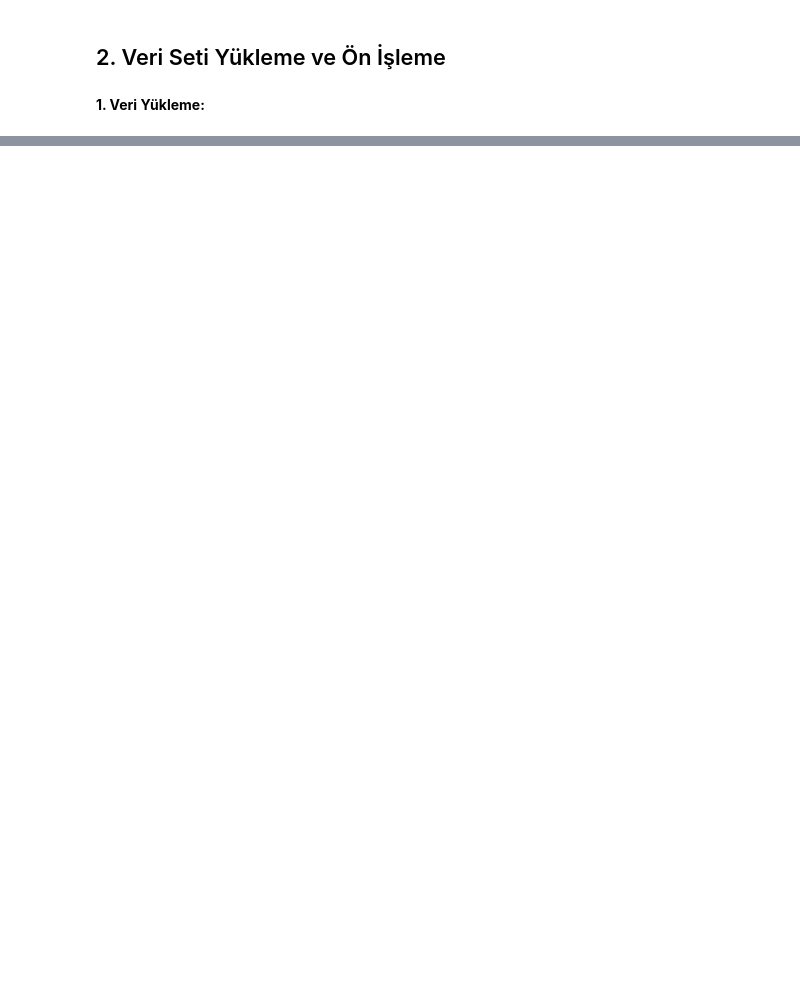
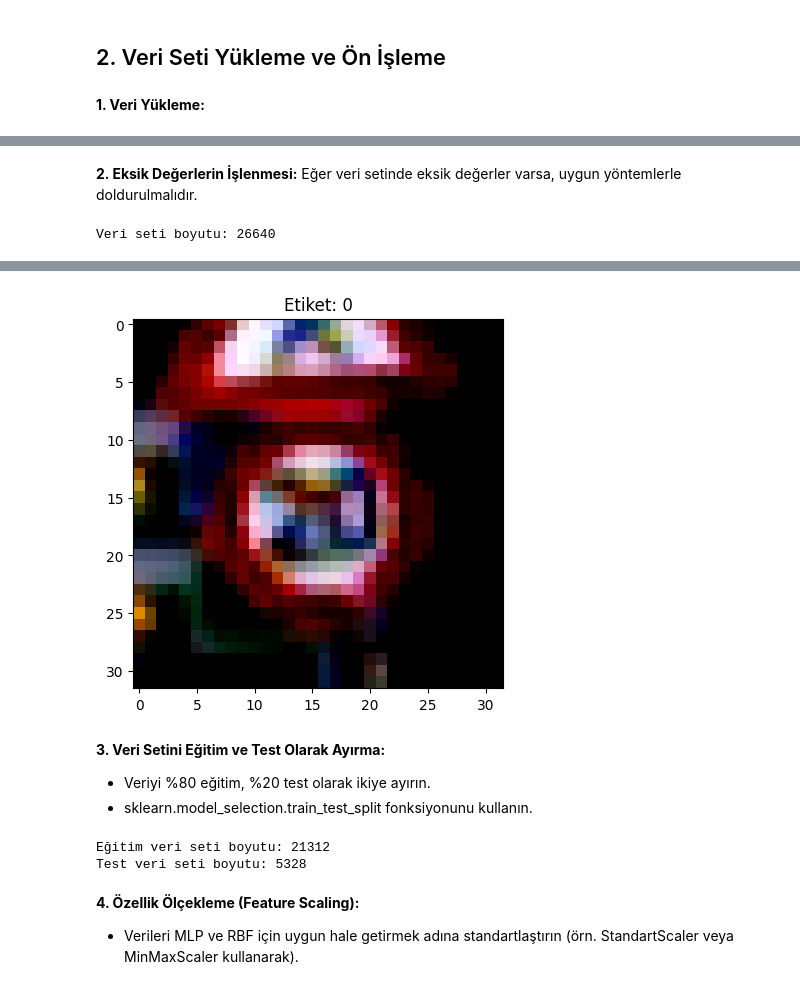
Before and after one commit to sahin-arslan/YapaySinirAglari, a Jupyter notebook: 234312029_Sahin_Arslan_YSG.ipynb, the cells around one changed output, grey strips where cells are left out. Drawn from its saved outputs; the diff is of its cells as text; code cells hidden in the pictures; blank space fills up the shorter version.

```diff
--- a/234312029_Sahin_Arslan_YSG.ipynb
+++ b/234312029_Sahin_Arslan_YSG.ipynb
@@ -11,11 +47,3 @@
 ## 2. Veri Seti Yükleme ve Ön İşleme
 # %% [markdown]
 **1. Veri Yükleme:**
-# %%
-from PIL import Image
-
-# Resmi yükle
-image = Image.open('00002.ppm')
-
-# Resmi görüntüle
-display(image)
@@ -66,0 +50,15 @@ Downloading gtsrb-german-traffic-sign.zip to ./gtsrb-german-traffic-sign
+# %%
+#Transformation tanımını yapıyoruz
+transform = transforms.Compose([
+       transforms.Resize((32, 32)),  # Resize images to a consistent size (32x32 is common for GTSRB)
+       transforms.ToTensor(),        # Convert images to PyTorch tensors
+       transforms.Normalize((0.5, 0.5, 0.5), (0.5, 0.5, 0.5))  # Normalize pixel values
+   ])
+# %%
+#GTSRB Veri setinin yüklüyoruz.
+dataset = torchvision.datasets.GTSRB(
+       root='./data',
+       split='train',
+       download=True,
+       transform=transform
+)
@@ -66,0 +68,13 @@ Downloading gtsrb-german-traffic-sign.zip to ./gtsrb-german-traffic-sign
+# %% [markdown]
+**2.	Eksik Değerlerin İşlenmesi:** Eğer veri setinde eksik değerler varsa, uygun yöntemlerle doldurulmalıdır.
+# %%
+print(f"Veri seti boyutu: {len(dataset)}")
+
+# Örnek bir görüntü gösterimi
+if len(dataset) > 0:
+    image, label = dataset[0]
+    plt.imshow(image.permute(1, 2, 0)) # Tenosörleri görselleştirmek için permütasyon yapıldı.
+    plt.title(f"Etiket: {label}")
+    plt.show()
+# %% [output]
+Veri seti boyutu: 26640
@@ -66,0 +82,22 @@ Downloading gtsrb-german-traffic-sign.zip to ./gtsrb-german-traffic-sign
+[figure, added]
+# %% [markdown]
+**3.	Veri Setini Eğitim ve Test Olarak Ayırma:**
+
+*   Veriyi %80 eğitim, %20 test olarak ikiye ayırın.
+*   sklearn.model_selection.train_test_split fonksiyonunu kullanın.
+# %%
+#kütüphanemizi import ediyoruz
+from sklearn.model_selection import train_test_split
+
+# Veri setini eğitim ve test kümelerine ayırma
+train_data, test_data = train_test_split(dataset, test_size=0.2, random_state=42)
+
+print(f"Eğitim veri seti boyutu: {len(train_data)}")
+print(f"Test veri seti boyutu: {len(test_data)}")
+# %% [output]
+Eğitim veri seti boyutu: 21312
+Test veri seti boyutu: 5328
+# %% [markdown]
+**4.	Özellik Ölçekleme (Feature Scaling):**
+
+*   Verileri MLP ve RBF için uygun hale getirmek adına standartlaştırın (örn. StandartScaler veya MinMaxScaler kullanarak).
```
Also changed, not shown: parts of 27 cells of this notebook.
